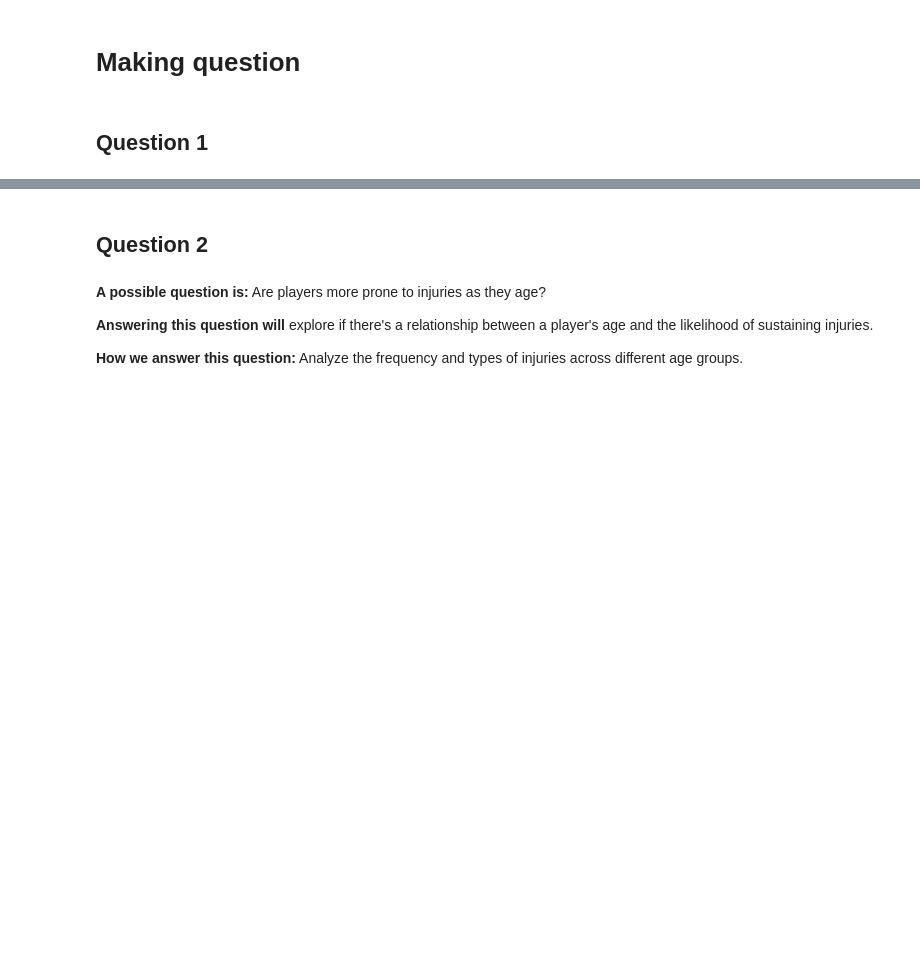
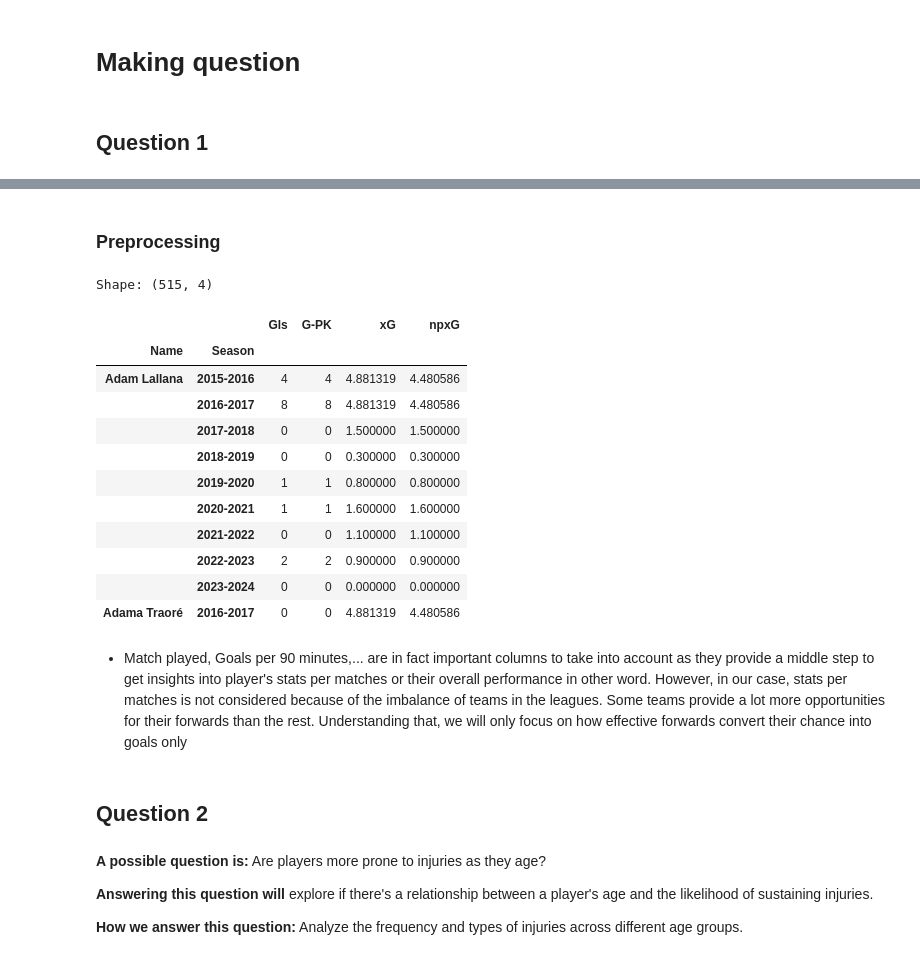
Before and after one commit to hwangdeokThien/CSC14119_IntroDS_final_project, a Jupyter notebook: src/notebooks/3.0-data_exploration.ipynb, the cells around one changed output, grey strips where cells are left out. Drawn from its saved outputs; the diff is of its cells as text; code cells hidden in the pictures; blank space fills up the shorter version.

```diff
--- a/src/notebooks/3.0-data_exploration.ipynb
+++ b/src/notebooks/3.0-data_exploration.ipynb
@@ -485,3 +482,36 @@ plt.show()
+# %% [markdown]
+### Preprocessing
+# %%
+# Retrieve forward players and needed columns
+q1_df = df.copy()
+goal_cols= ['Name','Season','Squad','Gls','G-PK','xG','npxG']
+q1_df = q1_df[(q1_df['Position']=='FW') & (q1_df['Comp']=='Premier League')][goal_cols]
+
+# 1 player may injured more than once in one season so need drop his duplicated stats
+q1_df = q1_df.drop_duplicates(['Name','Season','Squad']).reset_index(drop=True)
+
+# group by season to calculate total stats in 1 season of 1 player
+q1_clean_df = pd.DataFrame()
+for col in q1_df.drop(['Name','Season','Squad'],axis = 1).columns.values:
+    q1_clean_df[col] = q1_df.groupby(['Name','Season'])[col].sum()
+print(f"Shape: {q1_clean_df.shape}")
+q1_clean_df.head(10)
+# %% [output]
+Shape: (515, 4)
+|  |  | Gls | G-PK | xG | npxG |
+| Name | Season |  |  |  |  |
+| Adam Lallana | 2015-2016 | 4 | 4 | 4.881319 | 4.480586 |
+|  | 2016-2017 | 8 | 8 | 4.881319 | 4.480586 |
+|  | 2017-2018 | 0 | 0 | 1.500000 | 1.500000 |
+|  | 2018-2019 | 0 | 0 | 0.300000 | 0.300000 |
+|  | 2019-2020 | 1 | 1 | 0.800000 | 0.800000 |
+|  | 2020-2021 | 1 | 1 | 1.600000 | 1.600000 |
+|  | 2021-2022 | 0 | 0 | 1.100000 | 1.100000 |
+|  | 2022-2023 | 2 | 2 | 0.900000 | 0.900000 |
+|  | 2023-2024 | 0 | 0 | 0.000000 | 0.000000 |
+| Adama Traoré | 2016-2017 | 0 | 0 | 4.881319 | 4.480586 |
+# %% [markdown]
+- Match played, Goals per 90 minutes,... are in fact important columns to take into account as they provide a middle step to get insights into player's stats per matches or their overall performance in other word. However, in our case, stats per matches is not considered because of the imbalance of teams in the leagues. Some teams provide a lot more opportunities for their forwards than the rest. Understanding that, we will only focus on how effective forwards convert their chance into goals only
 # %% [markdown]
 ## Question 2
 # %% [markdown]
```
Also changed, not shown: parts of 3 cells of this notebook, 1 other file.
